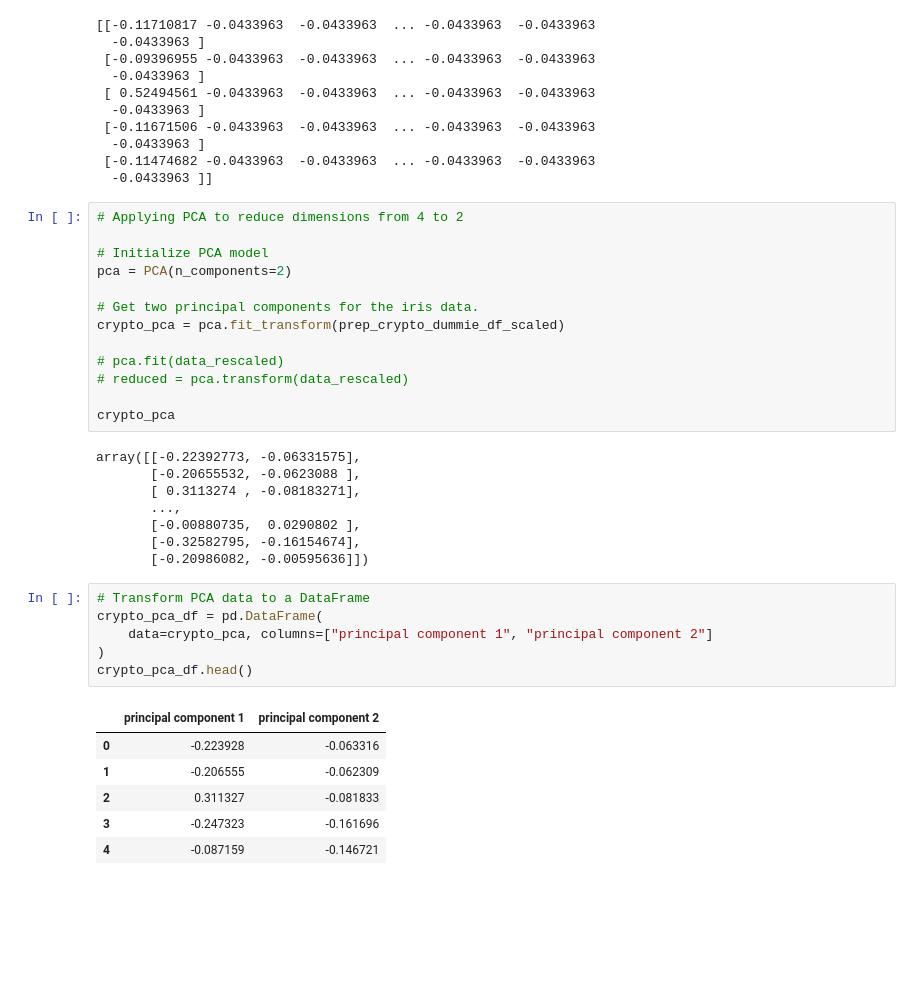
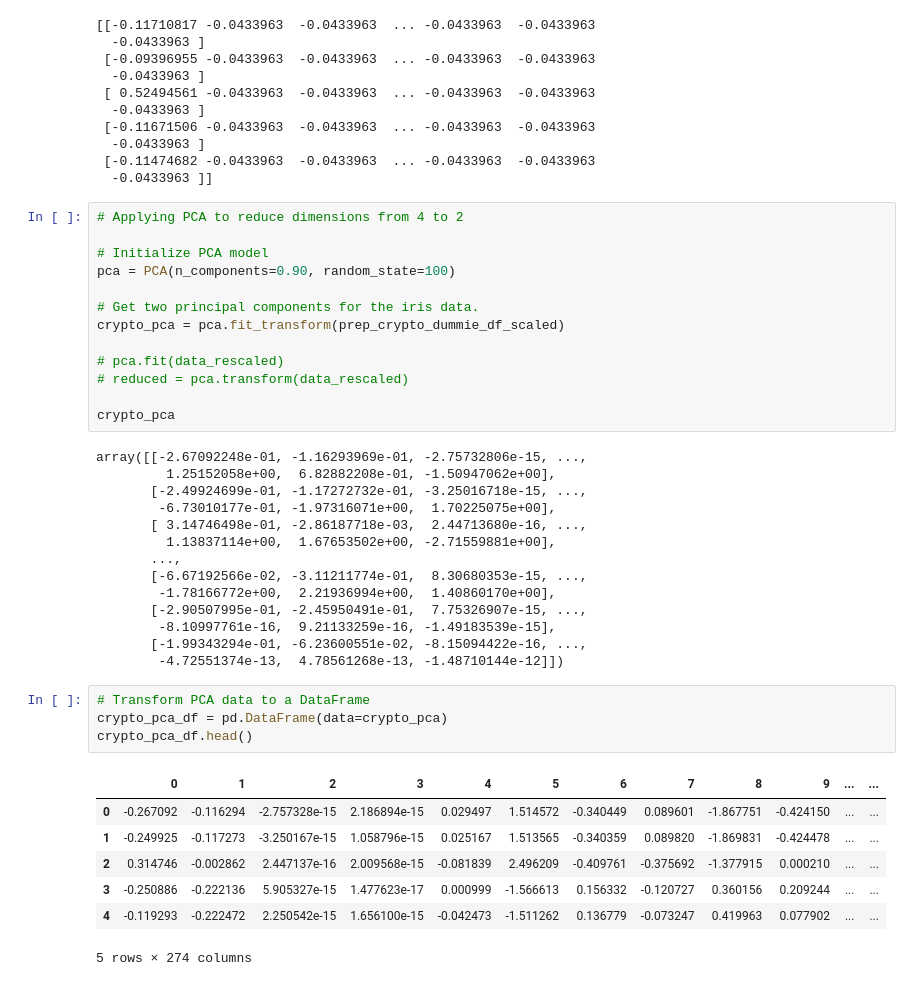
Before and after one commit to terrellbradford/unsupervised-machine-learning-challege, a Jupyter notebook: CryptoCompare.ipynb, the cells around one changed output. Cells and saved outputs as stored; diff of their text form; blank space fills up the shorter version.

```diff
--- a/CryptoCompare.ipynb
+++ b/CryptoCompare.ipynb
@@ -180,7 +183,7 @@ print(prep_crypto_dummie_df_scaled[0:5])
 # Applying PCA to reduce dimensions from 4 to 2
 
 # Initialize PCA model
-pca = PCA(n_components=2)
+pca = PCA(n_components=0.90, random_state=100)
 
 # Get two principal components for the iris data.
 crypto_pca = pca.fit_transform(prep_crypto_dummie_df_scaled)
@@ -190,26 +193,31 @@ crypto_pca = pca.fit_transform(prep_crypto_dummie_df_scaled)
 
 crypto_pca
 # %% [output]
-array([[-0.22392773, -0.06331575],
-       [-0.20655532, -0.0623088 ],
-       [ 0.3113274 , -0.08183271],
+array([[-2.67092248e-01, -1.16293969e-01, -2.75732806e-15, ...,
+         1.25152058e+00,  6.82882208e-01, -1.50947062e+00],
+       [-2.49924699e-01, -1.17272732e-01, -3.25016718e-15, ...,
+        -6.73010177e-01, -1.97316071e+00,  1.70225075e+00],
+       [ 3.14746498e-01, -2.86187718e-03,  2.44713680e-16, ...,
+         1.13837114e+00,  1.67653502e+00, -2.71559881e+00],
        ...,
-       [-0.00880735,  0.0290802 ],
-       [-0.32582795, -0.16154674],
-       [-0.20986082, -0.00595636]])
+       [-6.67192566e-02, -3.11211774e-01,  8.30680353e-15, ...,
+        -1.78166772e+00,  2.21936994e+00,  1.40860170e+00],
+       [-2.90507995e-01, -2.45950491e-01,  7.75326907e-15, ...,
+        -8.10997761e-16,  9.21133259e-16, -1.49183539e-15],
+       [-1.99343294e-01, -6.23600551e-02, -8.15094422e-16, ...,
+        -4.72551374e-13,  4.78561268e-13, -1.48710144e-12]])
 # %%
 # Transform PCA data to a DataFrame
-crypto_pca_df = pd.DataFrame(
-    data=crypto_pca, columns=["principal component 1", "principal component 2"]
-)
+crypto_pca_df = pd.DataFrame(data=crypto_pca)
 crypto_pca_df.head()
 # %% [output]
-|  | principal component 1 | principal component 2 |
-| 0 | -0.223928 | -0.063316 |
-| 1 | -0.206555 | -0.062309 |
-| 2 | 0.311327 | -0.081833 |
-| 3 | -0.247323 | -0.161696 |
-| 4 | -0.087159 | -0.146721 |
+|  | 0 | 1 | 2 | 3 | 4 | 5 | 6 | 7 | 8 | 9 | ... | ... |
+| 0 | -0.267092 | -0.116294 | -2.757328e-15 | 2.186894e-15 | 0.029497 | 1.514572 | -0.340449 | 0.089601 | -1.867751 | -0.424150 | ... | ... |
+| 1 | -0.249925 | -0.117273 | -3.250167e-15 | 1.058796e-15 | 0.025167 | 1.513565 | -0.340359 | 0.089820 | -1.869831 | -0.424478 | ... | ... |
+| 2 | 0.314746 | -0.002862 | 2.447137e-16 | 2.009568e-15 | -0.081839 | 2.496209 | -0.409761 | -0.375692 | -1.377915 | 0.000210 | ... | ... |
+| 3 | -0.250886 | -0.222136 | 5.905327e-15 | 1.477623e-17 | 0.000999 | -1.566613 | 0.156332 | -0.120727 | 0.360156 | 0.209244 | ... | ... |
+| 4 | -0.119293 | -0.222472 | 2.250542e-15 | 1.656100e-15 | -0.042473 | -1.511262 | 0.136779 | -0.073247 | 0.419963 | 0.077902 | ... | ... |
+5 rows × 274 columns
 # %%
 # Fetch the explained variance
 pca.explained_variance_ratio_
```
Also changed, not shown: parts of 12 cells of this notebook.
